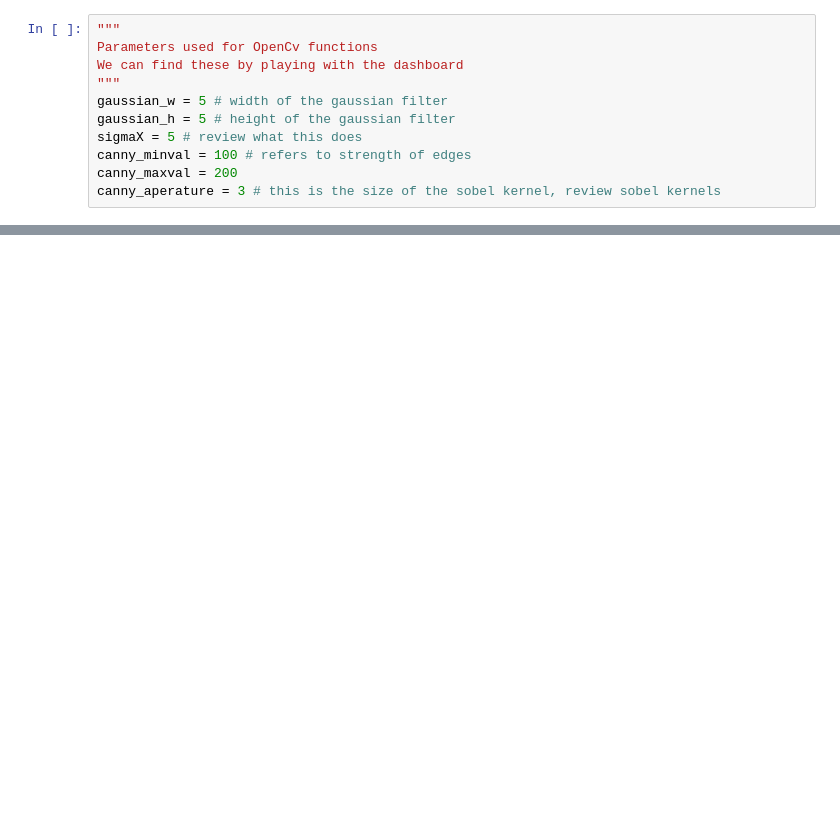
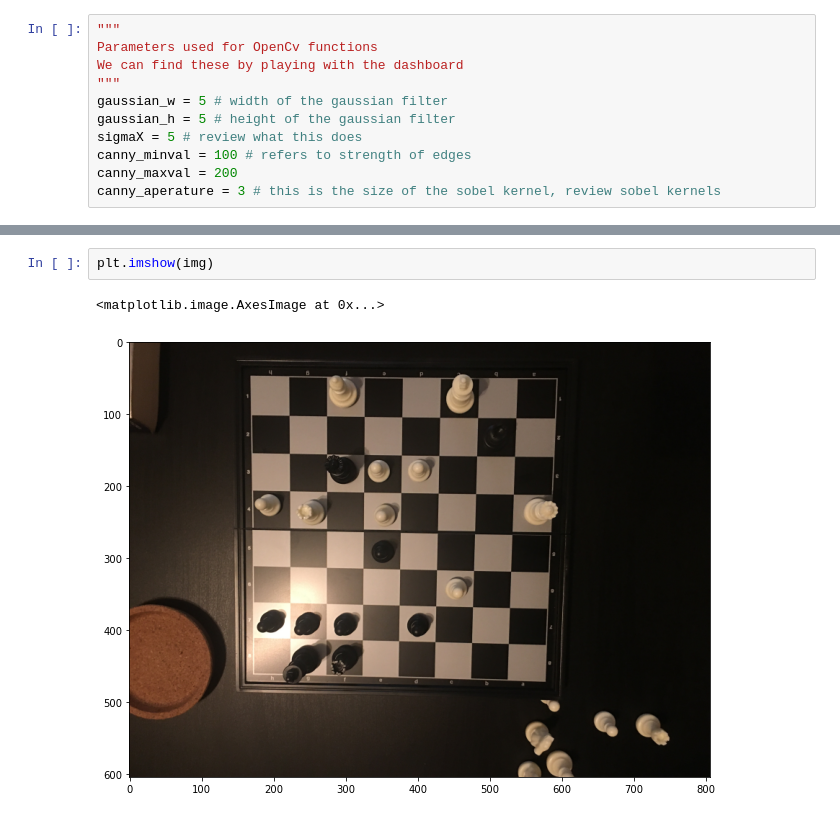
Before and after one commit to ucfai/knightros-gambit, a Jupyter notebook: computer-vision/notebooks/board-detection.ipynb, the cells around one changed output, grey strips where cells are left out. Saved outputs shown, nothing was run; the diff lists cells and outputs as text; blank space fills up the shorter version.

```diff
--- a/computer-vision/notebooks/board-detection.ipynb
+++ b/computer-vision/notebooks/board-detection.ipynb
@@ -19,0 +35,5 @@ img = np.array(Image.open(img_path)) # need to convert image into a numpy array
+# %%
+plt.imshow(img)
+# %% [output]
+<matplotlib.image.AxesImage at 0x...>
+[figure, added]
```
Also changed, not shown: parts of 25 cells of this notebook.
